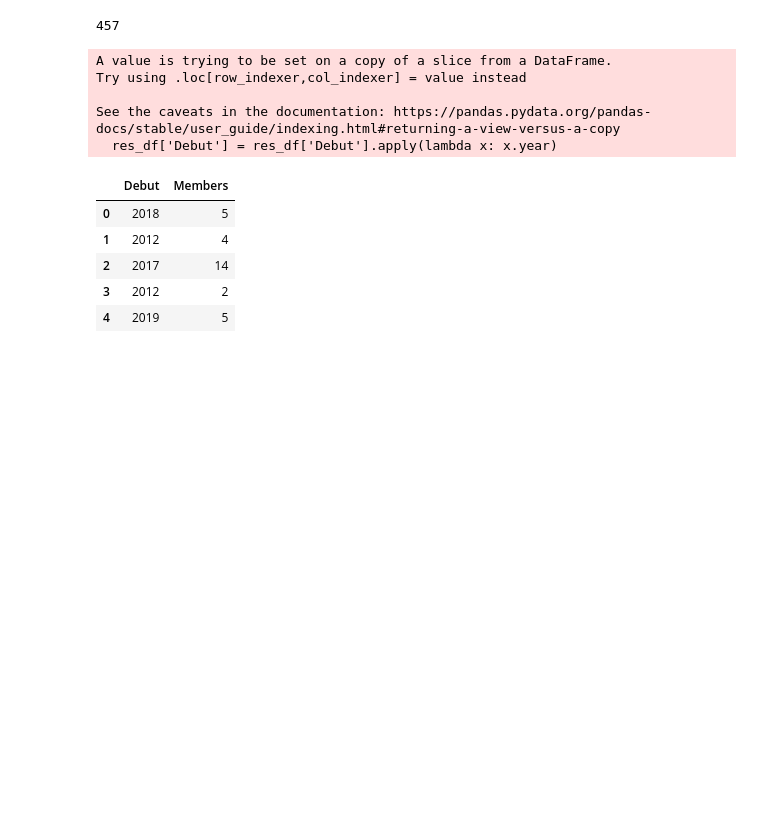
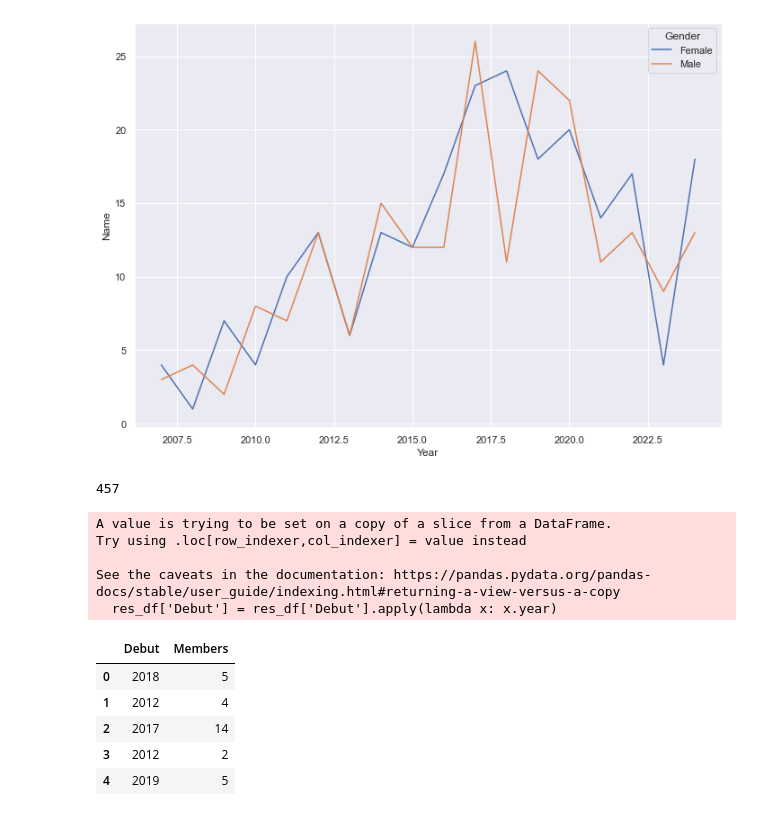
Before and after one commit to nandard/eda-kpop, a Jupyter notebook: main.ipynb, the cells around one changed output. Saved outputs shown, nothing was run; the diff lists cells and outputs as text; code cells hidden in the pictures; blank space fills up the shorter version.

```diff
--- a/main.ipynb
+++ b/main.ipynb
@@ -42,6 +42,14 @@ df.head()
 | 2 | 14U | NaN | 원포유 | Male | 2017-04-17 00:00:00 | BG | 14 | 14.0 | NaN | No |
 | 3 | 15& | NaN | 피프틴앤드 | Female | 2012-10-05 00:00:00 | JYP | 2 | 2.0 | NaN | No |
 | 4 | 1TEAM | NaN | 원팀 | Male | 2019-03-27 00:00:00 | LiveWorks | 5 | 5.0 | NaN | No |
+# %%
+sns.set_theme(rc={'figure.figsize':(11.7,8.27)})
+df['Year'] = df['Debut'].apply(lambda x: int(x.year))
+grp = df.groupby(by=['Year','Gender'])['Name'].count().reset_index()
+ax = sns.lineplot(data=grp[(grp['Year'] > 2006) & (grp['Gender'] != 'Mixed')], x='Year', y='Name', hue='Gender')
+plt.show()
+# %% [output]
+[figure, added]
 # %%
 res_df = df[['Debut','Members']]
 res_df['Debut'] = res_df['Debut'].apply(lambda x: x.year)
```
Also changed, not shown: parts of 3 cells of this notebook, 2 other files.
